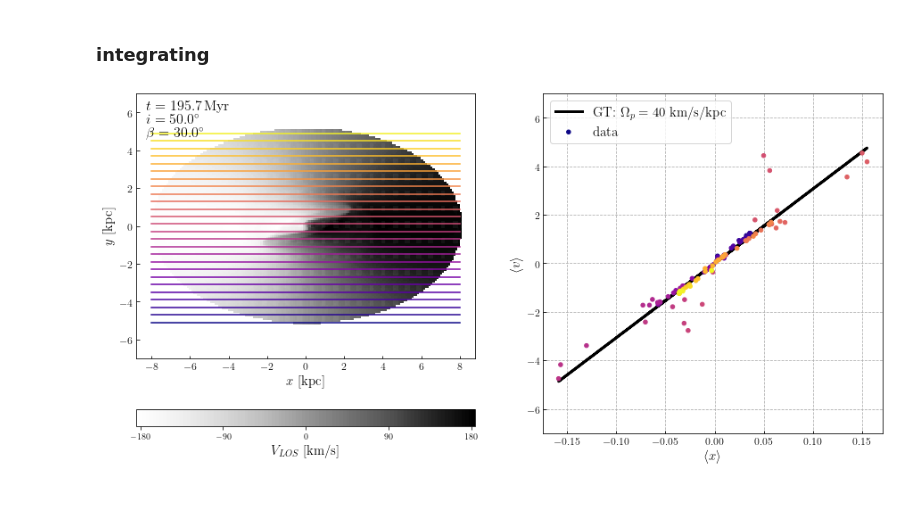
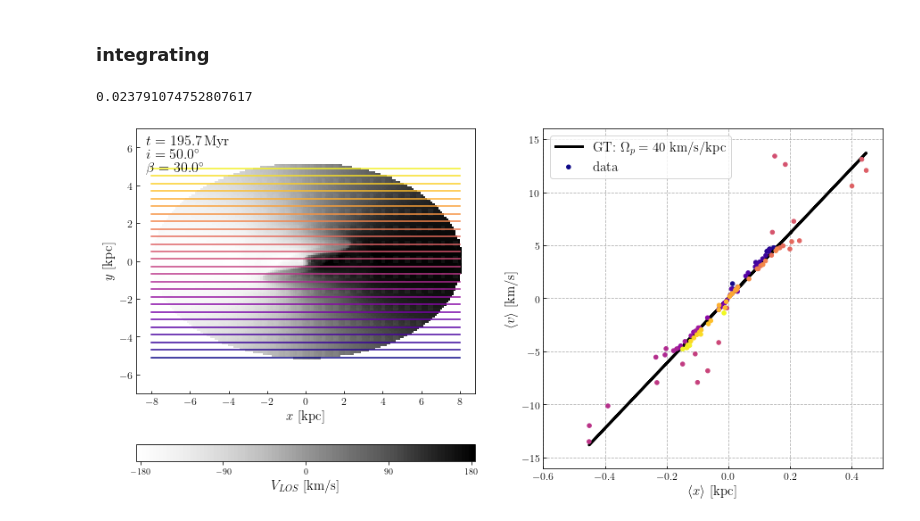
Before and after one commit to olgaborodina/pattern_speed, a Jupyter notebook: TW_method.ipynb, the cells around one changed output. Drawn from its saved outputs; the diff is of its cells as text; code cells hidden in the pictures.

```diff
--- a/TW_method.ipynb
+++ b/TW_method.ipynb
@@ -52,5 +50,10 @@ step = 0.1
 # %%
+step = 0.1
+
 VR_array          = f.mean_in_pixel(X, Y, step, VR)
+RHO_array         = f.mean_in_pixel(X, Y, step, RHO)
 VR_weighted_array = f.mean_in_pixel(X, Y, step, VR * RHO)
 x_weighted_array  = f.mean_in_pixel(X, Y, step, X * RHO)
 y_weighted_array  = f.mean_in_pixel(X, Y, step, Y * RHO)
+
+x_center_array, y_center_array = f.centers_of_pixel(X, Y, step)
@@ -78,12 +79,20 @@ TW_method = pd.DataFrame(data={'y':np.unique(y_center_array)})
 # %%
 TW_method.dropna(how='any', inplace=True)
 # %%
+import time
+start = time.time()
+
 vr_average = []
 x_average = []
 for y in TW_method['y']:
     mask = (y_center_array == y)
-    vr_average.append(np.nanmean(VR_weighted_array[mask]))
-    x_average.append(np.nanmean(x_weighted_array[mask]))
+    vr_average.append(np.nansum(VR_weighted_array[mask]) / np.nansum(RHO_array[mask]))
+    x_average.append(np.nansum(x_weighted_array[mask])   / np.nansum(RHO_array[mask]))
+
+end = time.time()
+print(end - start)
+# %% [output]
+0.023791074752807617
 # %%
 TW_method['VR_weighted'] = vr_average
 TW_method['x_weighted'] = x_average
@@ -112,35 +121,35 @@ ax2 = ax[1]
 
 sc = ax1.scatter(x_center_array, y_center_array, c=VR_array * 100,
                  cmap='Greys', norm=norm, marker='s', s=3)
 for index, y in enumerate(TW_method['y']):
     if index % 4 == 0:
         ax1.plot([-8, 8], [y, y], c=colors[index])
 ax1.set_xlabel(r'$x$ [kpc]', fontsize=15)
 ax1.set_ylabel(r'$y$ [kpc]', fontsize=15)
 ax1.tick_params(labelsize=12, direction='in')
 ax1.annotate(r'$t=%.1f\, \rm Myr$' % (t * to_Myr), xy=(0.03, 0.94),
              xycoords='axes fraction', fontsize=16, color='k')
 ax1.annotate(r'$i=%.1f ^{\circ}$' % (np.rad2deg(i)), xy=(0.03, 0.89),
              xycoords='axes fraction', fontsize=16, color='k')
 ax1.annotate(r'$\beta=%.1f ^{\circ}$' % (np.rad2deg(beta)), xy=(0.03, 0.84),
              xycoords='axes fraction', fontsize=16, color='k')
 
 ax1.set_ylim(-7, 7)
 cbar = plt.colorbar(sc, ax=ax1, orientation="horizontal", fraction=0.07, ticks=cbarticks)
 cbar.set_label(label=r'$V_{LOS}$ [km/s]', size=15)
 
 
 ax2.scatter(TW_method['x_weighted'], TW_method['VR_weighted'] * 100, s=20, c=colors, label=r'data', zorder=100)
 ax2.plot(TW_method['x_weighted'], TW_method['x_weighted'] * 40 * np.sin(i),
          c='black', lw=3, label=r'GT: $\Omega_p = 40$ km/s/kpc')
 
-ax2.set_ylim(-7, 7)
-# ax2.set_xlim(-0.5, 0.5)
+ax2.set_ylim(-16, 16)
+ax2.set_xlim(-0.6, 0.5)
 ax2.tick_params(labelsize=12,direction='in')
-ax2.set_xlabel(r' $\langle x \rangle$', fontsize=15)
-ax2.set_ylabel(r' $\langle v \rangle$', fontsize=15)
+ax2.set_xlabel(r' $\langle x \rangle$ [kpc]', fontsize=15)
+ax2.set_ylabel(r' $\langle v \rangle$ [km/s]', fontsize=15)
 ax2.legend(fontsize=15, loc='upper left')
 ax2.grid(ls='dashed')
 plt.savefig(FIG_DIR / 'TW_method.png', bbox_inches='tight', dpi=300)
 # %% [output]
-[figure, old version]
+[figure, new version]
```
Also changed, not shown: parts of 4 cells of this notebook.
